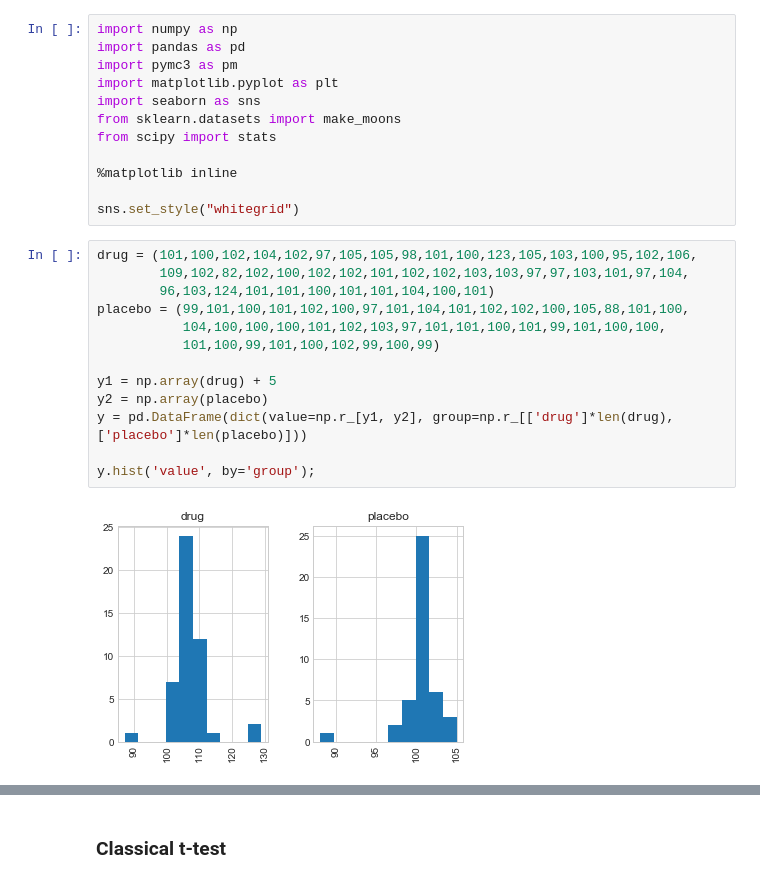
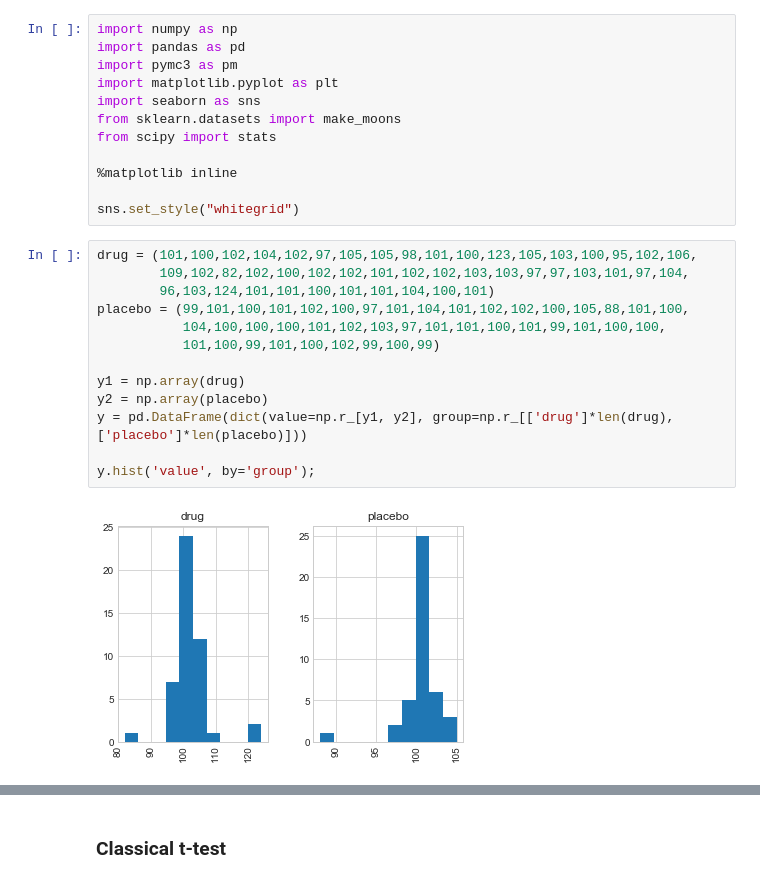
Before and after one commit to conormm/pymc3_nbs, a Jupyter notebook: bayesian_ab_test_continuous.ipynb, the cells around one changed output, grey strips where cells are left out. Cells and saved outputs as stored; diff of their text form.

```diff
--- a/bayesian_ab_test_continuous.ipynb
+++ b/bayesian_ab_test_continuous.ipynb
@@ -13,18 +13,18 @@ sns.set_style("whitegrid")
 # %%
 drug = (101,100,102,104,102,97,105,105,98,101,100,123,105,103,100,95,102,106,
         109,102,82,102,100,102,102,101,102,102,103,103,97,97,103,101,97,104,
         96,103,124,101,101,100,101,101,104,100,101)
 placebo = (99,101,100,101,102,100,97,101,104,101,102,102,100,105,88,101,100,
            104,100,100,100,101,102,103,97,101,101,100,101,99,101,100,100,
            101,100,99,101,100,102,99,100,99)
 
-y1 = np.array(drug) + 5
+y1 = np.array(drug)
 y2 = np.array(placebo)
 y = pd.DataFrame(dict(value=np.r_[y1, y2], group=np.r_[['drug']*len(drug), ['placebo']*len(placebo)]))
 
 y.hist('value', by='group');
 # %% [output]
-[figure, old version]
+[figure, new version]
 # %%
 iq_model = pm.Model()
 
```
Also changed, not shown: parts of 5 cells of this notebook.
